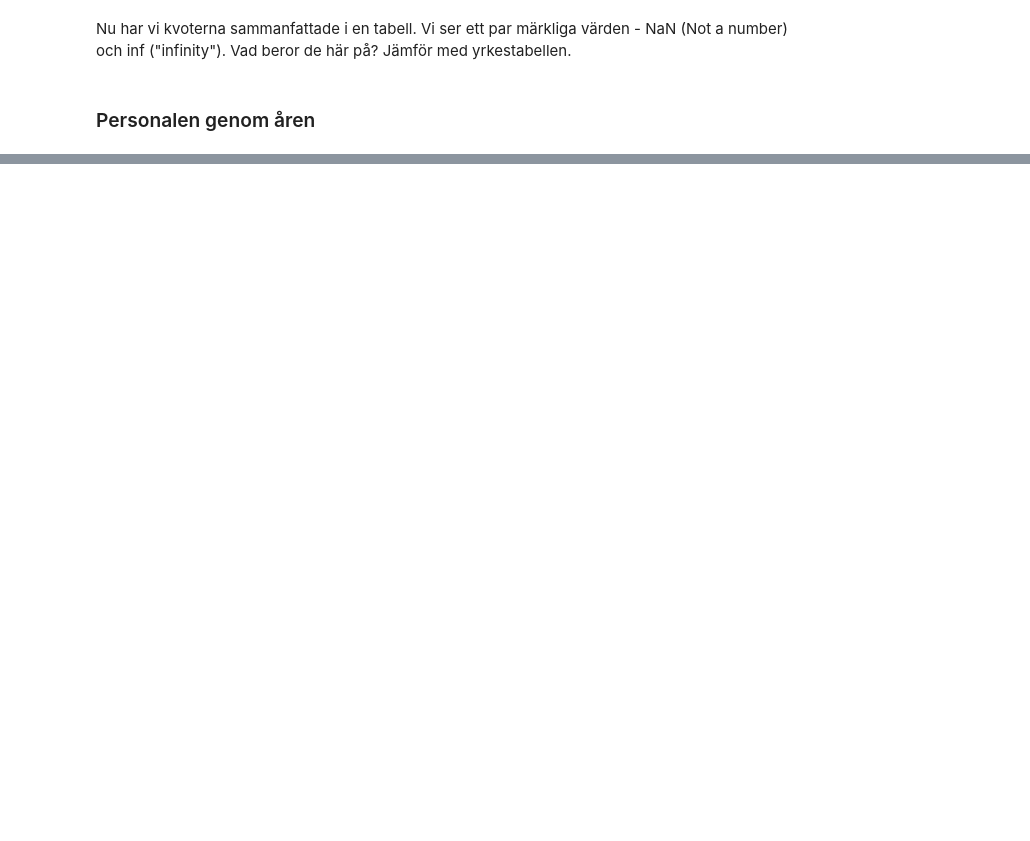
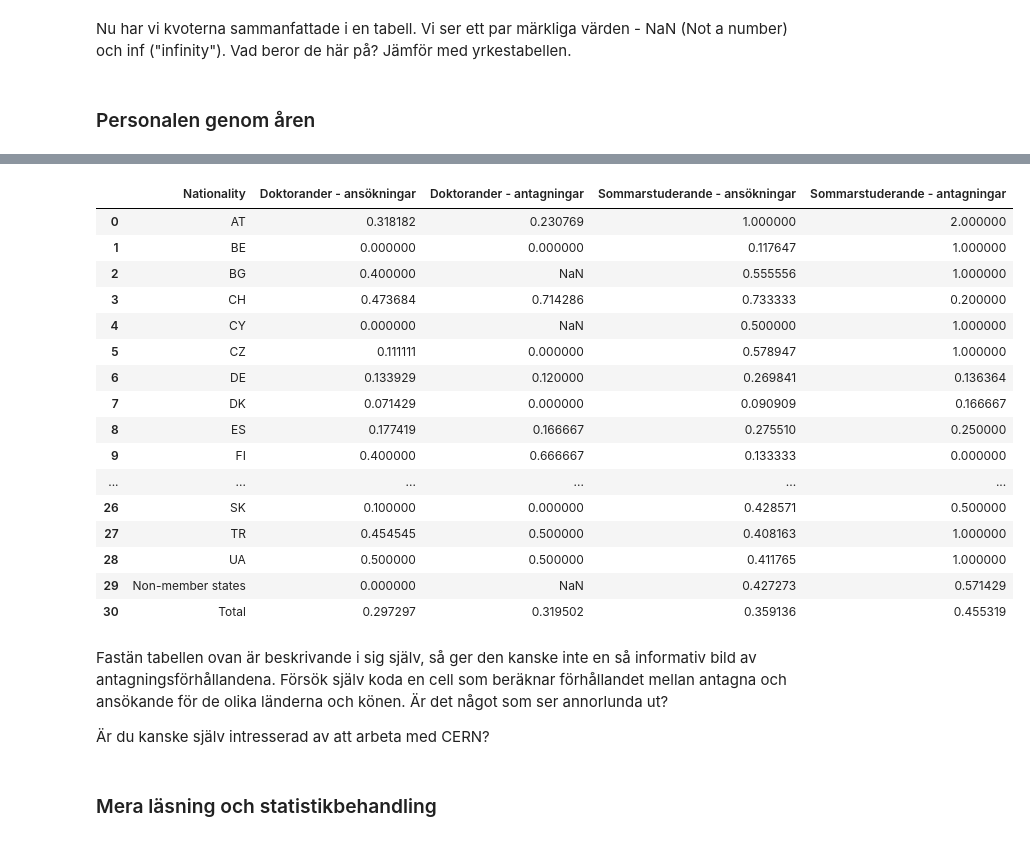
Before and after one commit to cms-opendata-education/cms-jupyter-materials-swedish, a Jupyter notebook: Demot/Muut_aiheet/CERNs personal.ipynb, the cells around one changed output, grey strips where cells are left out. Saved outputs shown, nothing was run; the diff lists cells and outputs as text; code cells hidden in the pictures; blank space fills up the shorter version.

```diff
--- a/Demot/Muut_aiheet/CERNs personal.ipynb
+++ b/Demot/Muut_aiheet/CERNs personal.ipynb
@@ -383,0 +255,4 @@ Antoisaa näpertelyä datan parissa!
+# %%
+# Vi läser in informationen om studerande.
+
+studerande = pd.read_csv("https://raw.githubusercontent.com/cms-opendata-education/cms-jupyter-materials-finnish/master/Data/CERN_student_recruitment.csv")
@@ -383,0 +279,42 @@ Antoisaa näpertelyä datan parissa!
+# %%
+# Vi tar en titt på könsfördelningen för ansökningar och antagningar för olika länder.
+# dr_ans  ansökande doktorander
+# dr_ant  antagna doktorander
+# st_ans  ansökande studerande
+# st_ant  antagna studerande
+
+dr_ans = studerande["Doct. Application, Female"]/studerande["Doct. Application, Male"]
+dr_ant = studerande["Doct. Selected, Female"]/studerande["Doct. Selected, Male"]
+st_ans = studerande["Summer Application, Female"]/studerande["Summer Application, Male"]
+st_ant = studerande["Summer Selected, Female"]/studerande["Summer Selected, Male"]
+
+# Tässä tehdään taas dataframe-taulukko, johon äsken lasketut tiedot liitetään sarakkeina.
+kvot = pd.DataFrame(data=studerande["Nationality"])
+kvot["Doktorander - ansökningar"] = dr_ans
+kvot["Doktorander - antagningar"] = dr_ant
+kvot["Sommarstuderande - ansökningar"] = st_ans
+kvot["Sommarstuderande - antagningar"] = st_ant
+# %%
+kvot
+# %% [output]
+|  | Nationality | Doktorander - ansökningar | Doktorander - antagningar | Sommarstuderande - ansökningar | Sommarstuderande - antagningar |
+| 0 | AT | 0.318182 | 0.230769 | 1.000000 | 2.000000 |
+| 1 | BE | 0.000000 | 0.000000 | 0.117647 | 1.000000 |
+| 2 | BG | 0.400000 | NaN | 0.555556 | 1.000000 |
+| 3 | CH | 0.473684 | 0.714286 | 0.733333 | 0.200000 |
+| 4 | CY | 0.000000 | NaN | 0.500000 | 1.000000 |
+| 5 | CZ | 0.111111 | 0.000000 | 0.578947 | 1.000000 |
+| 6 | DE | 0.133929 | 0.120000 | 0.269841 | 0.136364 |
+| 7 | DK | 0.071429 | 0.000000 | 0.090909 | 0.166667 |
+| 8 | ES | 0.177419 | 0.166667 | 0.275510 | 0.250000 |
+| 9 | FI | 0.400000 | 0.666667 | 0.133333 | 0.000000 |
+| ... | ... | ... | ... | ... | ... |
+| 26 | SK | 0.100000 | 0.000000 | 0.428571 | 0.500000 |
+| 27 | TR | 0.454545 | 0.500000 | 0.408163 | 1.000000 |
+| 28 | UA | 0.500000 | 0.500000 | 0.411765 | 1.000000 |
+| 29 | Non-member states | 0.000000 | NaN | 0.427273 | 0.571429 |
+| 30 | Total | 0.297297 | 0.319502 | 0.359136 | 0.455319 |
+# %% [markdown]
+Fastän tabellen ovan är beskrivande i sig själv, så ger den kanske inte en så informativ bild av antagningsförhållandena. Försök själv koda en cell som beräknar förhållandet mellan antagna och ansökande för de olika länderna och könen. Är det något som ser annorlunda ut?
+
+Är du kanske själv intresserad av att arbeta med CERN?
@@ -383,0 +323,2 @@ Antoisaa näpertelyä datan parissa!
+# %% [markdown]
+### Mera läsning och statistikbehandling
```
Also changed, not shown: parts of 53 cells of this notebook, 1 other file.
